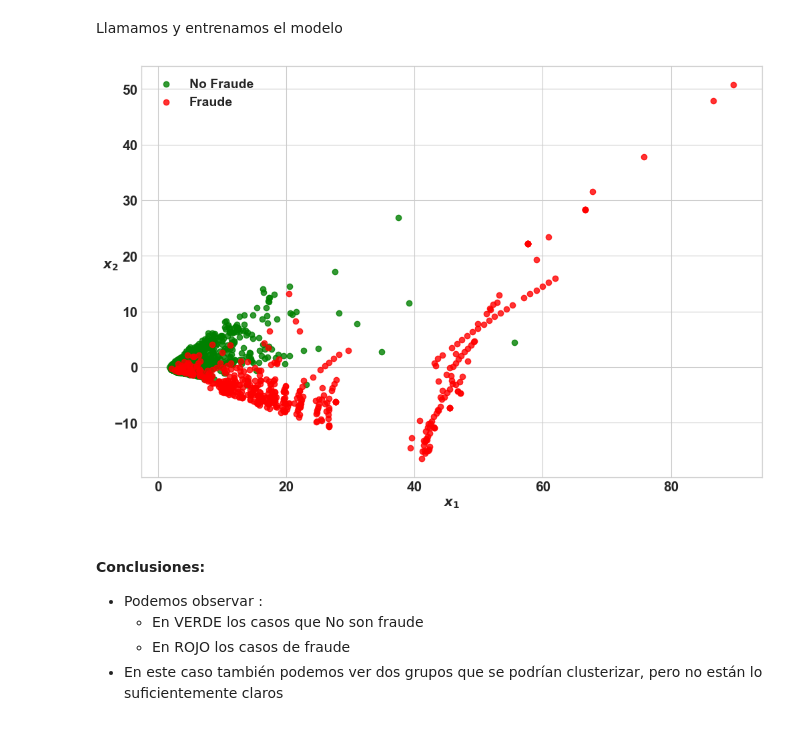
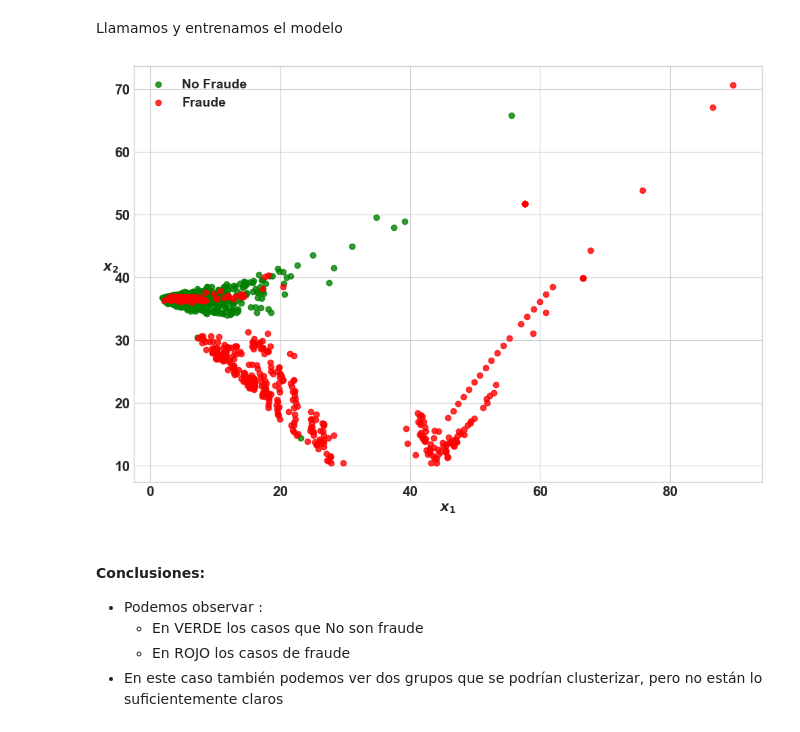
Before and after one commit to RobinGoldwing/golden-ML-CardFraud, a Jupyter notebook: CreditCard-NoSupervisado-Ruben.ipynb, the cells around one changed output. Drawn from its saved outputs; the diff is of its cells as text; code cells hidden in the pictures.

```diff
--- a/CreditCard-NoSupervisado-Ruben.ipynb
+++ b/CreditCard-NoSupervisado-Ruben.ipynb
@@ -677,14 +677,14 @@ kmeans = KMeans(n_clusters=2, random_state=42)
 X_kmeans = kmeans.fit_transform(X_reduced)
 # %%
 plt.figure(figsize=(12, 8))
-plt.scatter(X_kmeans[np.where(Y == 0), 0], X_reduced[np.where(Y == 0), 1], marker='o', color='g', linewidth=1, alpha=0.8, label='No Fraude')
-plt.scatter(X_kmeans[np.where(Y == 1), 0], X_reduced[np.where(Y == 1), 1], marker='o', color='r', linewidth=1, alpha=0.8, label='Fraude')
+plt.scatter(X_kmeans[np.where(Y == 0), 0], X_kmeans[np.where(Y == 0), 1], marker='o', color='g', linewidth=1, alpha=0.8, label='No Fraude')
+plt.scatter(X_kmeans[np.where(Y == 1), 0], X_kmeans[np.where(Y == 1), 1], marker='o', color='r', linewidth=1, alpha=0.8, label='Fraude')
 plt.xlabel("$x_1$", fontsize=14)
 plt.ylabel("$x_2$", fontsize=14, rotation=0)
 plt.legend(loc='best')
 plt.show()
 # %% [output]
-[figure, old version]
+[figure, new version]
 # %% [markdown]
 #### Conclusiones:
 - Podemos observar :
```
Also changed, not shown: parts of 41 cells of this notebook.
